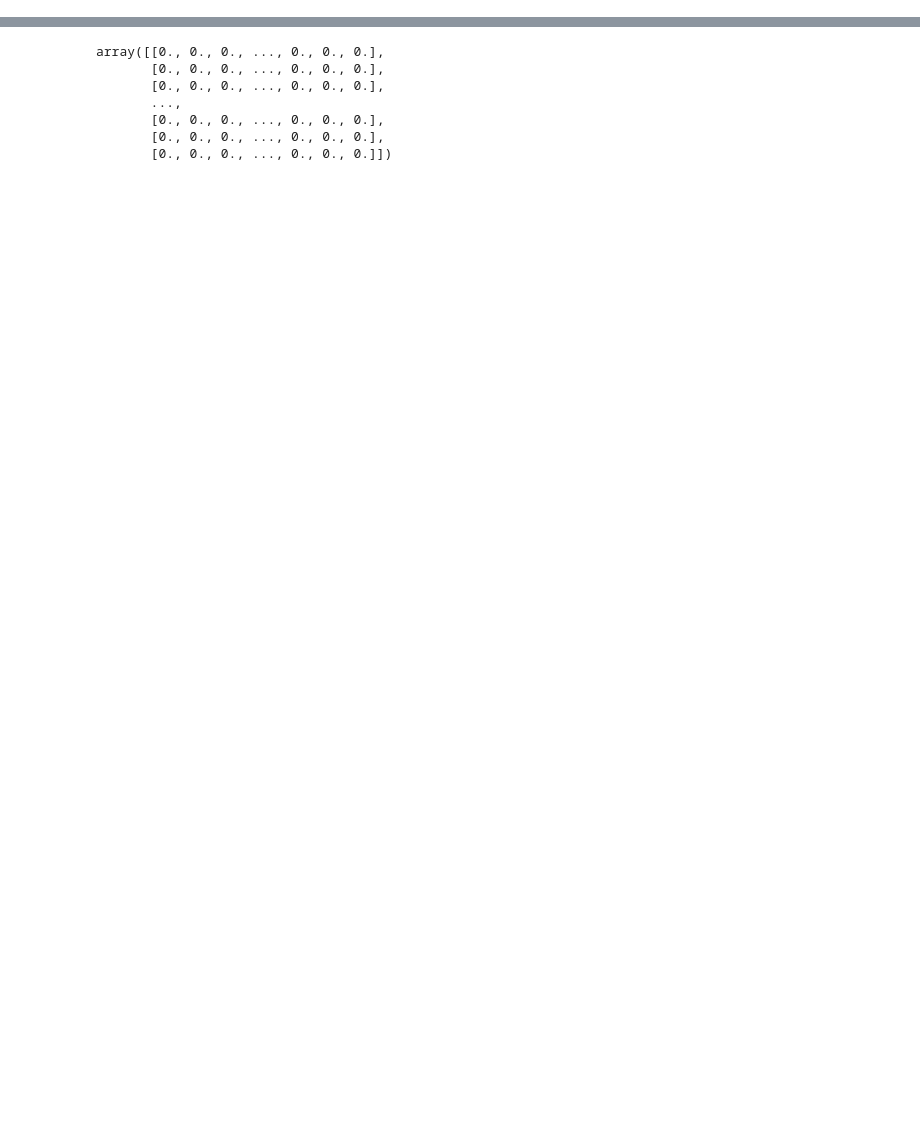
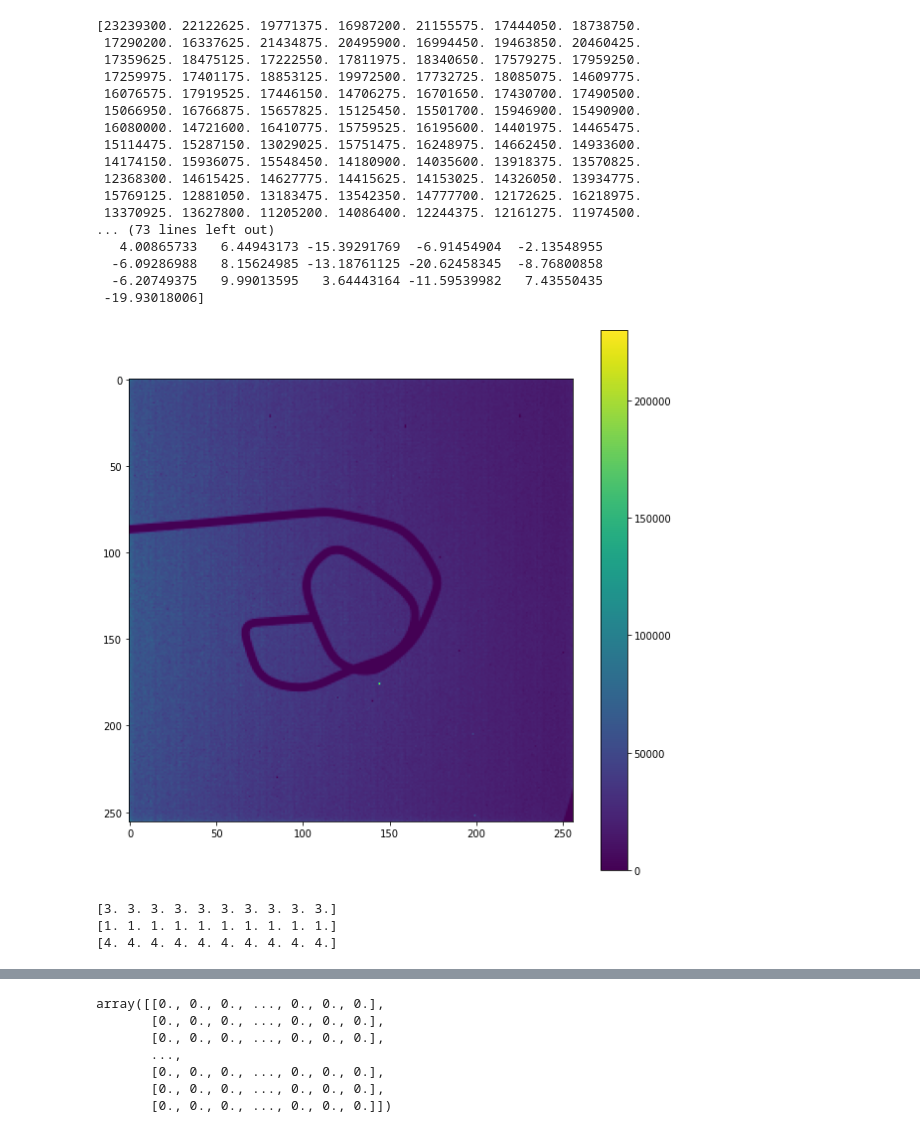
Before and after one commit to yukwangmin/Ghost_Imaging_Scripts, a Jupyter notebook: GI_image_viz.ipynb, the cells around one changed output, grey strips where cells are left out. Cells and saved outputs as stored; diff of their text form; code cells hidden in the pictures; blank space fills up the shorter version.

```diff
--- a/GI_image_viz.ipynb
+++ b/GI_image_viz.ipynb
@@ -13,3 +33,48 @@ f_image1.close()
+# %%
+img_overlap = np.zeros([256,256])
+
+directory = "/sdcc/u/kyu/projects/CSL/QI/wire/run1/images"
+for i in range(317):
+    filename = f'/image-{2*i}.npz'
+    f_image = open(directory + filename, "rb")
+    image = np.load(f_image)
+    f_image.close()
+    img_overlap = img_overlap + image
+
+fig, ax = plt.subplots(ncols=1,nrows=1, figsize=(10, 10))
+_=ax.imshow(img_overlap/317.0)
+fig.colorbar(_)
+print(img_overlap[128][:])
+print(image1[128][:])
+# %% [output]
+[23239300. 22122625. 19771375. 16987200. 21155575. 17444050. 18738750.
+ 17290200. 16337625. 21434875. 20495900. 16994450. 19463850. 20460425.
+ 17359625. 18475125. 17222550. 17811975. 18340650. 17579275. 17959250.
+ 17259975. 17401175. 18853125. 19972500. 17732725. 18085075. 14609775.
+ 16076575. 17919525. 17446150. 14706275. 16701650. 17430700. 17490500.
+ 15066950. 16766875. 15657825. 15125450. 15501700. 15946900. 15490900.
+ 16080000. 14721600. 16410775. 15759525. 16195600. 14401975. 14465475.
+ 15114475. 15287150. 13029025. 15751475. 16248975. 14662450. 14933600.
+ 14174150. 15936075. 15548450. 14180900. 14035600. 13918375. 13570825.
+ 12368300. 14615425. 14627775. 14415625. 14153025. 14326050. 13934775.
+ 15769125. 12881050. 13183475. 13542350. 14777700. 12172625. 16218975.
+ 13370925. 13627800. 11205200. 14086400. 12244375. 12161275. 11974500.
+... (73 lines left out)
+   4.00865733   6.44943173 -15.39291769  -6.91454904  -2.13548955
+  -6.09286988   8.15624985 -13.18761125 -20.62458345  -8.76800858
+  -6.20749375   9.99013595   3.64443164 -11.59539982   7.43550435
+ -19.93018006]
+[figure, added]
+# %%
+z10 = np.zeros(10) + 3
+print(z10)
+o10 = np.ones(10)
+print(o10)
+print(z10 + o10)
+# %% [output]
+[3. 3. 3. 3. 3. 3. 3. 3. 3. 3.]
+[1. 1. 1. 1. 1. 1. 1. 1. 1. 1.]
+[4. 4. 4. 4. 4. 4. 4. 4. 4. 4.]
 # %%
 max(image1.flatten())
 # %% [output]
```
Also changed, not shown: parts of 14 cells of this notebook, 45 other files.
